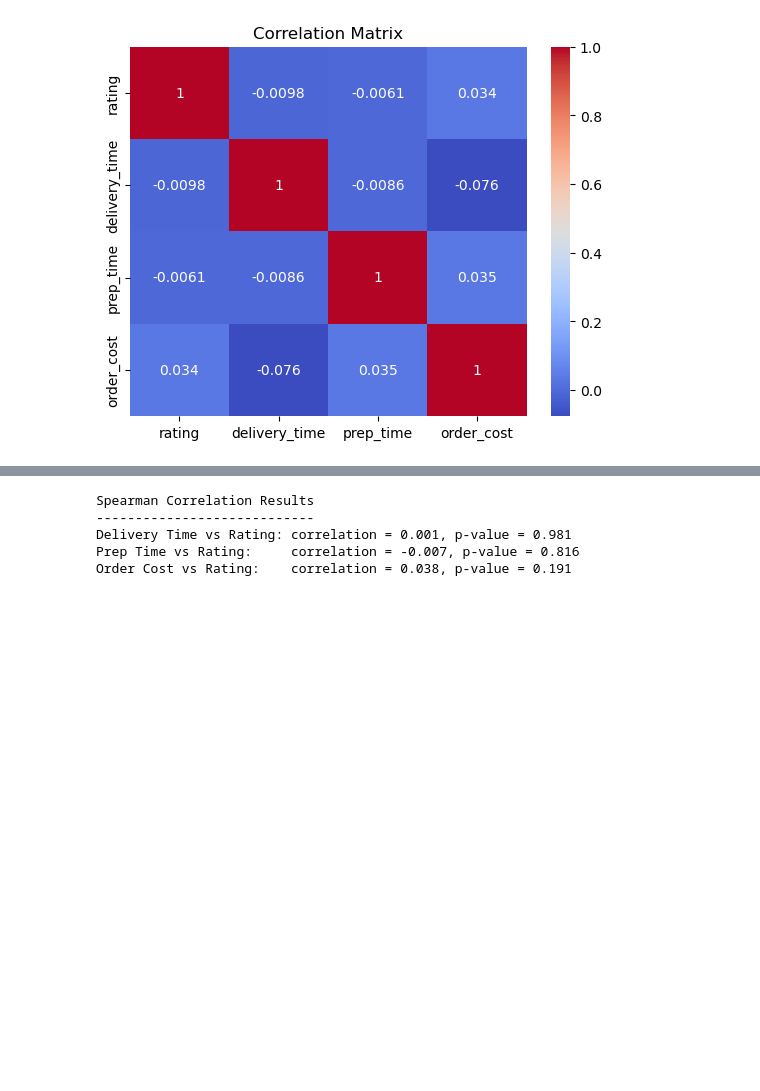
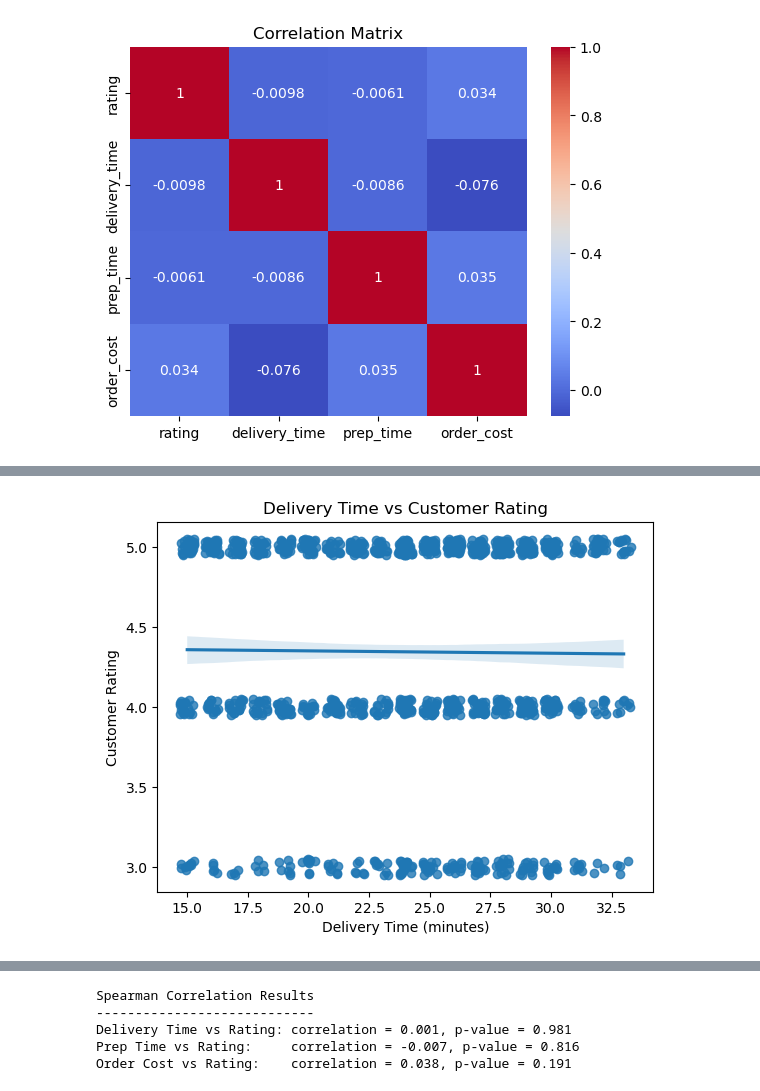
Before and after one commit to COGS108/Group111_WI26, a Jupyter notebook: 03-FinalProject.ipynb, the cells around one changed output, grey strips where cells are left out. Saved outputs shown, nothing was run; the diff lists cells and outputs as text; code cells hidden in the pictures; blank space fills up the shorter version.

```diff
--- a/03-FinalProject.ipynb
+++ b/03-FinalProject.ipynb
@@ -510,0 +618,16 @@ plt.show()
+# %%
+sns.regplot(
+    x='delivery_time',
+    y='rating',
+    data=foodhub,
+    x_jitter=0.3,
+    y_jitter=0.05
+)
+
+plt.title("Delivery Time vs Customer Rating")
+plt.xlabel("Delivery Time (minutes)")
+plt.ylabel("Customer Rating")
+
+plt.show()
+# %% [output]
+[figure, added]
```
Also changed, not shown: parts of 49 cells of this notebook.
